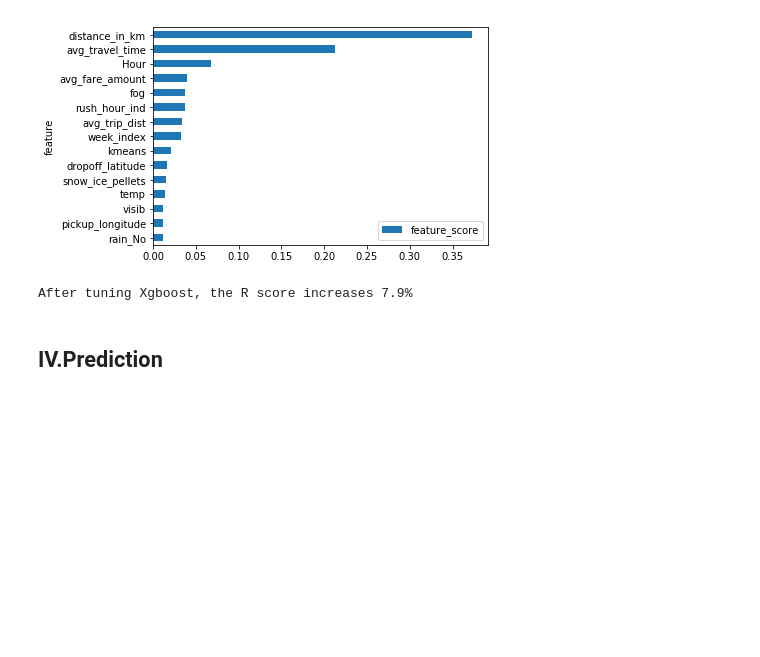
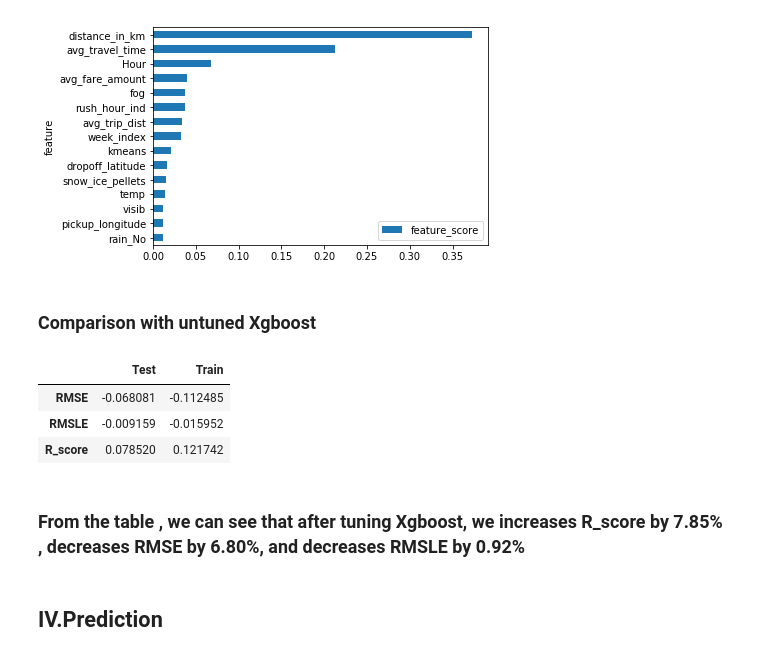
Before and after one commit to XinXia2019/NYC-TLC-Yellow-Taxi-ETA, a Jupyter notebook: NYC-TLC-Yellow-Taxi-ETA-Copy3.ipynb, the cells around one changed output. Saved outputs shown, nothing was run; the diff lists cells and outputs as text; code cells hidden in the pictures; blank space fills up the shorter version.

Commit message:
update Xgboost

```diff
--- a/NYC-TLC-Yellow-Taxi-ETA-Copy3.ipynb
+++ b/NYC-TLC-Yellow-Taxi-ETA-Copy3.ipynb
@@ -1167,10 +1167,17 @@ Xgb_tuned_result
 show_feature_importance(X_train.columns,XGBR_model)
 # %% [output]
 [figure]
-# %%
-print('After tuning Xgboost, the R score increases {}% '.format(round((Xgb_tuned_result['Test']['R_score']-Xgb_deafult_result['Test']['R_score'])*100,1)))
-# %% [output]
-After tuning Xgboost, the R score increases 7.9%
+# %% [markdown]
+### Comparison with untuned Xgboost
+# %%
+Xgb_tuned_result - Xgb_deafult_result
+# %% [output]
+|  | Test | Train |
+| RMSE | -0.068081 | -0.112485 |
+| RMSLE | -0.009159 | -0.015952 |
+| R_score | 0.078520 | 0.121742 |
+# %% [markdown]
+### From the table , we can see that after tuning Xgboost, we increases R_score by 7.85% , decreases RMSE by 6.80%, and decreases RMSLE by 0.92%
 # %% [markdown]
 ## IV.Prediction
 # %% [markdown]
```
Also changed, not shown: parts of 1 cell of this notebook.
